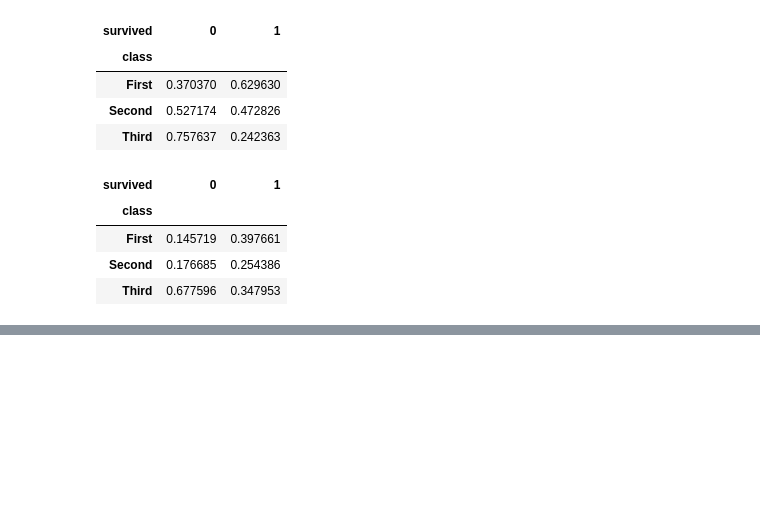
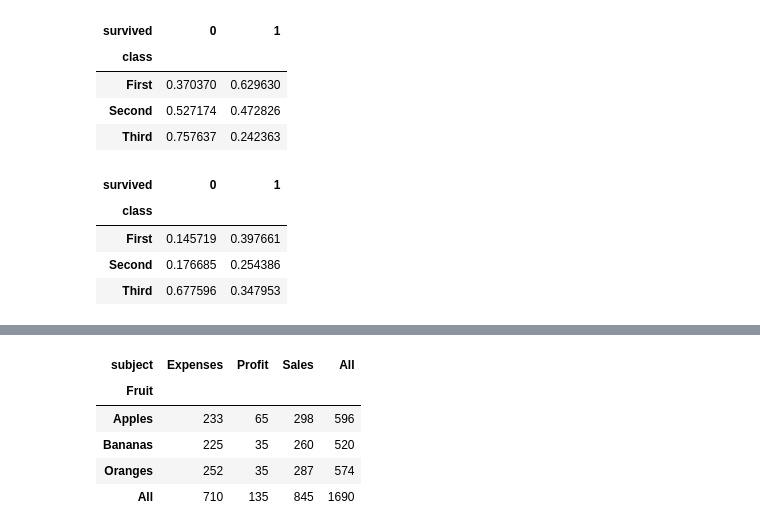
Before and after one commit to blackbutterfly0852/ADP_PRACTICE, a Jupyter notebook: 221026_데이터핸들링.ipynb, the cells around one changed output, grey strips where cells are left out. Cells and saved outputs as stored; diff of their text form; code cells hidden in the pictures; blank space fills up the shorter version.

```diff
--- a/221026_데이터핸들링.ipynb
+++ b/221026_데이터핸들링.ipynb
@@ -955,0 +936,9 @@ pd.pivot_table(melt_df,index = 'Fruit', columns = 'variable', values = 'value' )
+# %%
+pd.pivot_table(melt_df, index = ['Fruit'], columns = 'subject', values = 'value', aggfunc = 'sum', margins = True)
+# %% [output]
+| subject | Expenses | Profit | Sales | All |
+| Fruit |  |  |  |  |
+| Apples | 233 | 65 | 298 | 596 |
+| Bananas | 225 | 35 | 260 | 520 |
+| Oranges | 252 | 35 | 287 | 574 |
+| All | 710 | 135 | 845 | 1690 |
```
Also changed, not shown: parts of 10 cells of this notebook.
